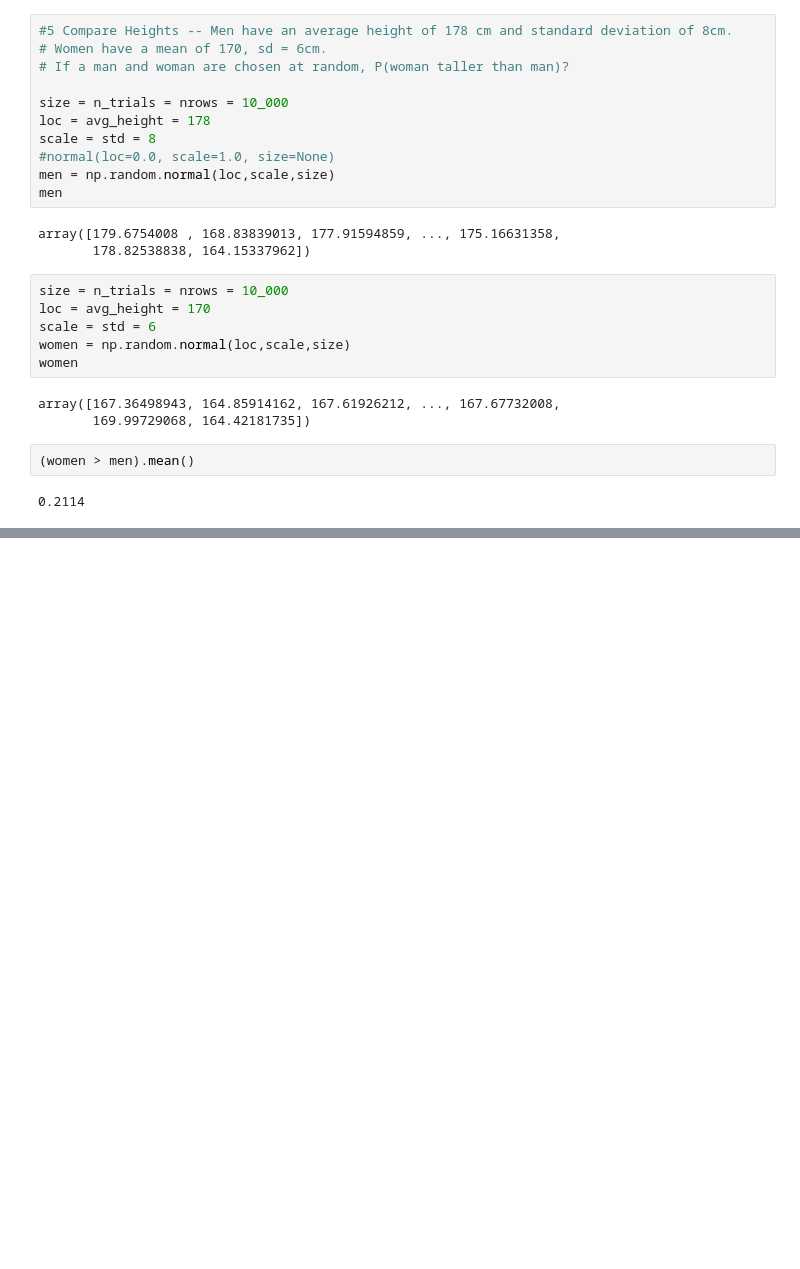
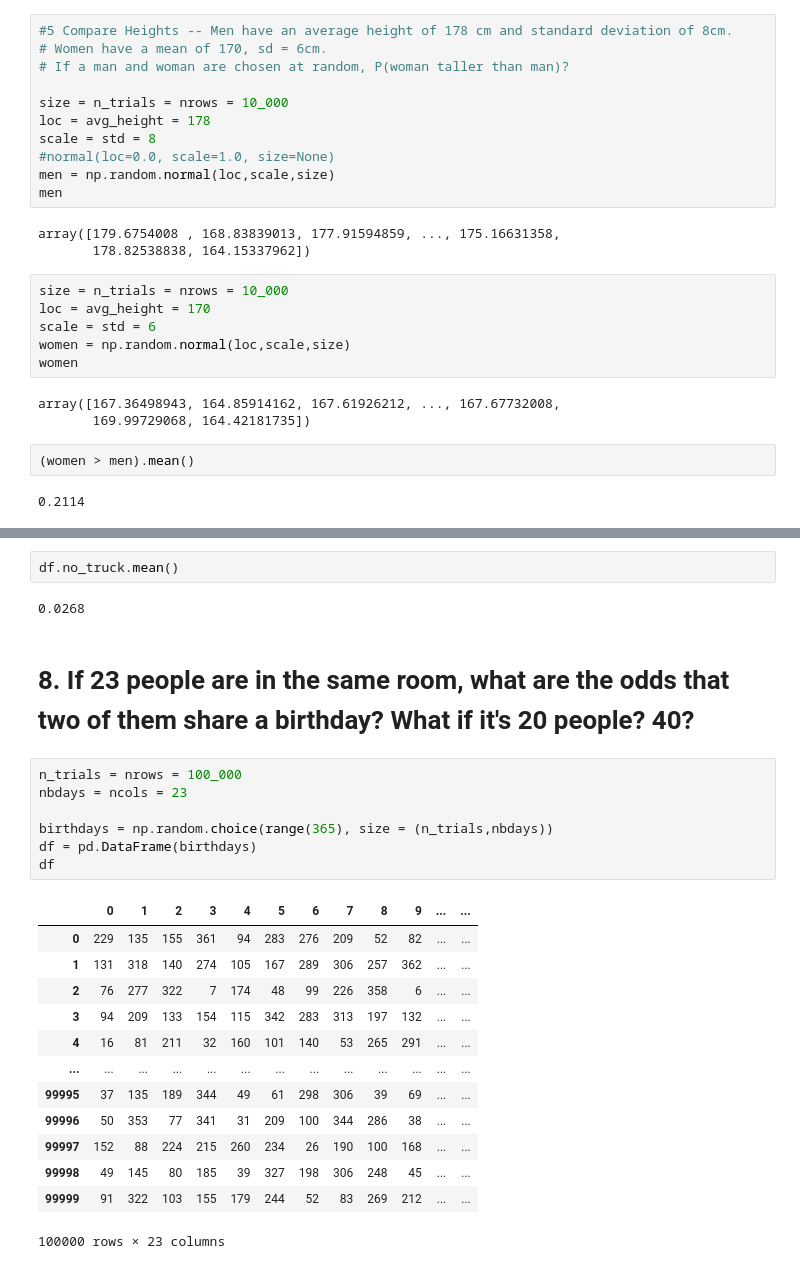
Before and after one commit to george887/statistics-exercises, a Jupyter notebook: simulation.ipynb, the cells around one changed output, grey strips where cells are left out. Saved outputs shown, nothing was run; the diff lists cells and outputs as text; blank space fills up the shorter version.

```diff
--- a/simulation.ipynb
+++ b/simulation.ipynb
@@ -197,0 +300,27 @@ np.random.normal?
+# %%
+df.no_truck.mean()
+# %% [output]
+0.0268
+# %% [markdown]
+# 8. If 23 people are in the same room, what are the odds that two of them share a birthday? What if it's 20 people? 40?
+# %%
+n_trials = nrows = 100_000
+nbdays = ncols = 23
+
+birthdays = np.random.choice(range(365), size = (n_trials,nbdays))
+df = pd.DataFrame(birthdays)
+df
+# %% [output]
+|  | 0 | 1 | 2 | 3 | 4 | 5 | 6 | 7 | 8 | 9 | ... | ... |
+| 0 | 229 | 135 | 155 | 361 | 94 | 283 | 276 | 209 | 52 | 82 | ... | ... |
+| 1 | 131 | 318 | 140 | 274 | 105 | 167 | 289 | 306 | 257 | 362 | ... | ... |
+| 2 | 76 | 277 | 322 | 7 | 174 | 48 | 99 | 226 | 358 | 6 | ... | ... |
+| 3 | 94 | 209 | 133 | 154 | 115 | 342 | 283 | 313 | 197 | 132 | ... | ... |
+| 4 | 16 | 81 | 211 | 32 | 160 | 101 | 140 | 53 | 265 | 291 | ... | ... |
+| ... | ... | ... | ... | ... | ... | ... | ... | ... | ... | ... | ... | ... |
+| 99995 | 37 | 135 | 189 | 344 | 49 | 61 | 298 | 306 | 39 | 69 | ... | ... |
+| 99996 | 50 | 353 | 77 | 341 | 31 | 209 | 100 | 344 | 286 | 38 | ... | ... |
+| 99997 | 152 | 88 | 224 | 215 | 260 | 234 | 26 | 190 | 100 | 168 | ... | ... |
+| 99998 | 49 | 145 | 80 | 185 | 39 | 327 | 198 | 306 | 248 | 45 | ... | ... |
+| 99999 | 91 | 322 | 103 | 155 | 179 | 244 | 52 | 83 | 269 | 212 | ... | ... |
+100000 rows × 23 columns
```
Also changed, not shown: parts of 22 cells of this notebook.
